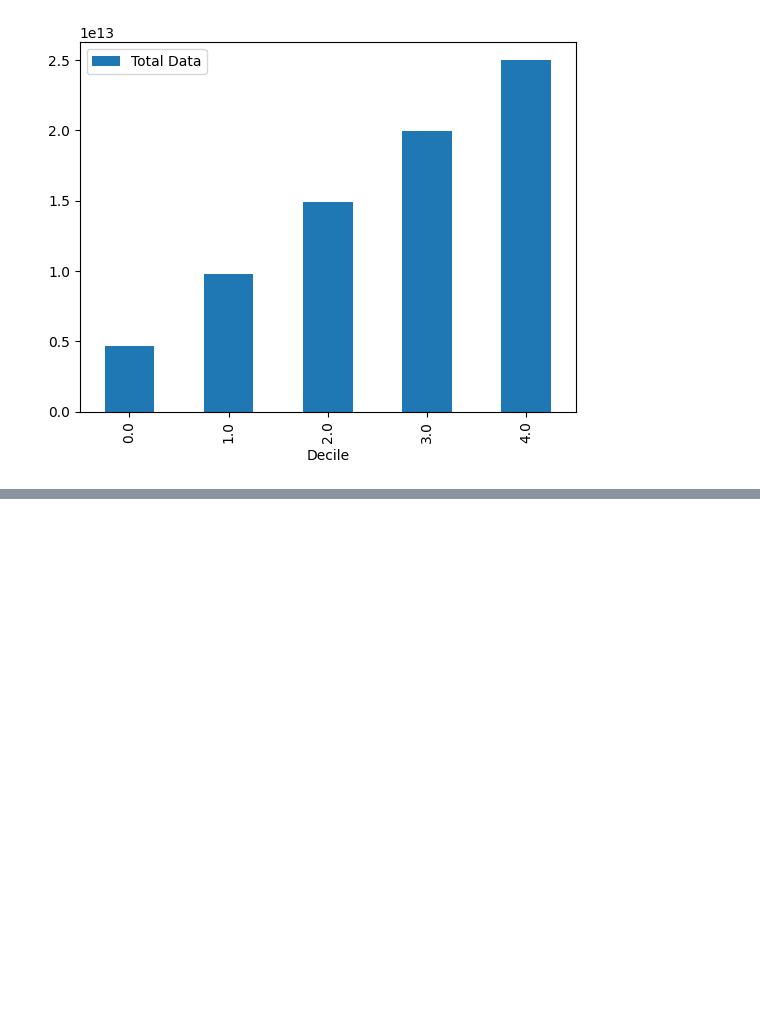
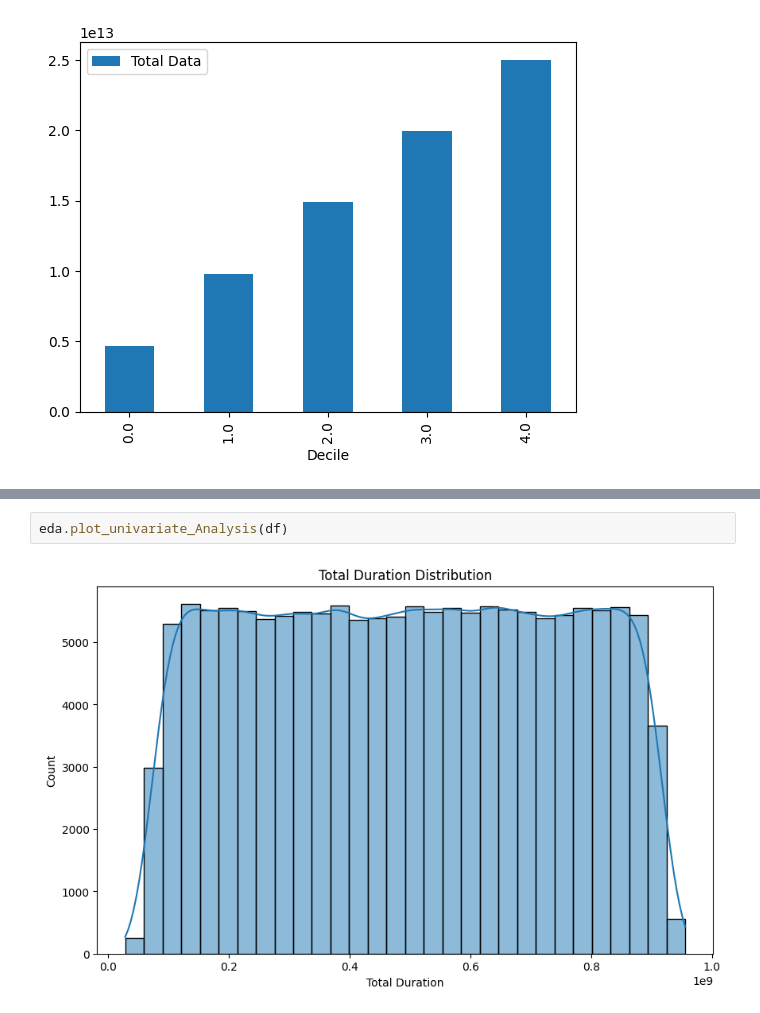
Before and after one commit to GetieBalew24/TellCo_Telecom_Analysis, a Jupyter notebook: notebooks/user_overview_analysis.ipynb, the cells around one changed output, grey strips where cells are left out. Drawn from its saved outputs; the diff is of its cells as text; blank space fills up the shorter version.

Commit message:
Non-Graphical and graphical Univariate Analysis

```diff
--- a/notebooks/user_overview_analysis.ipynb
+++ b/notebooks/user_overview_analysis.ipynb
@@ -274,0 +304,4 @@ basic_metrics
+# %%
+eda.plot_univariate_Analysis(df)
+# %% [output]
+[figure, added]
```
Also changed, not shown: parts of 3 cells of this notebook, 1 other file.
